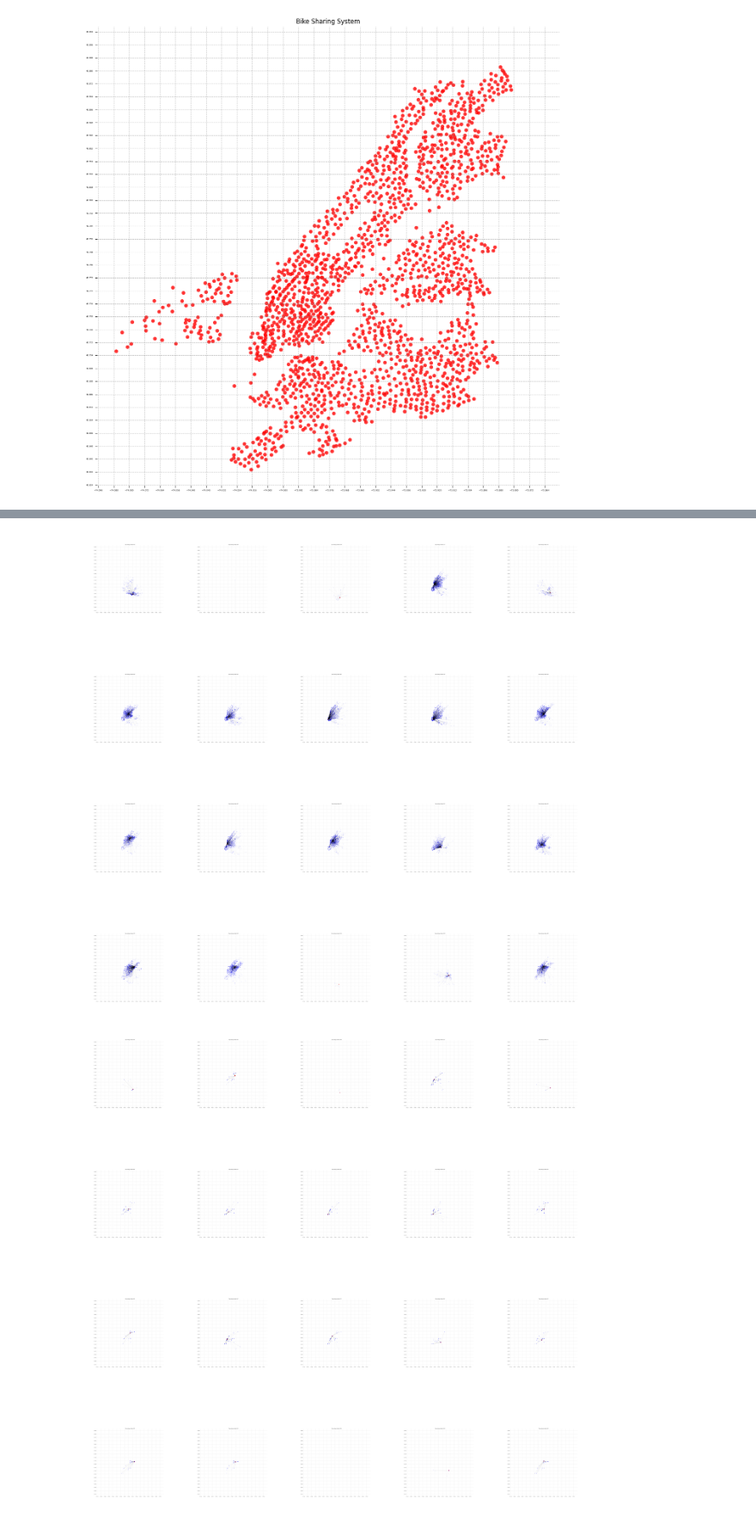
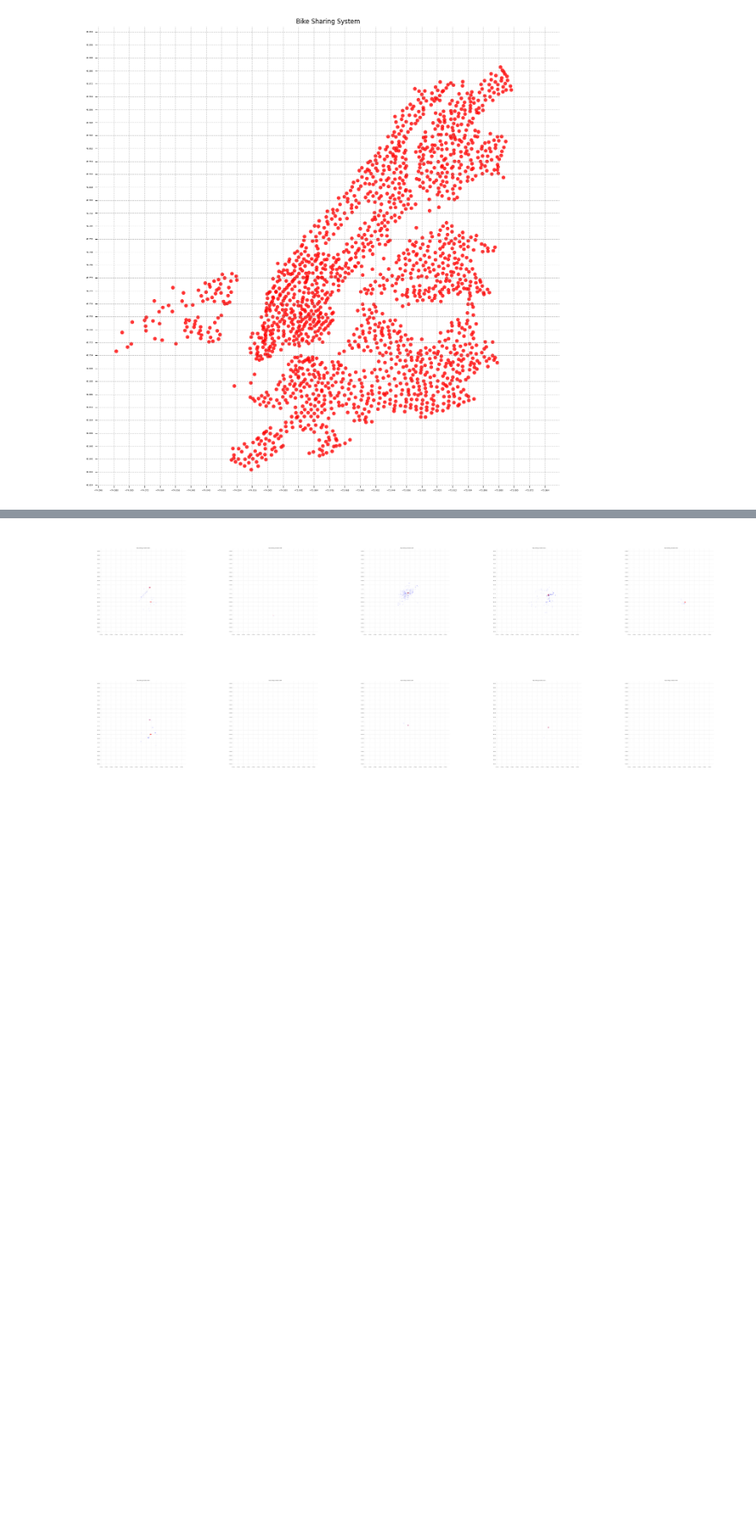
Before and after one commit to killiandectot/markov-bike, a Jupyter notebook: notebooks/juani_preproc.ipynb, the cells around one changed output, grey strips where cells are left out. Shown at 86% size. Cells and saved outputs as stored; diff of their text form; code cells hidden in the pictures; blank space fills up the shorter version.

```diff
--- a/notebooks/juani_preproc.ipynb
+++ b/notebooks/juani_preproc.ipynb
@@ -14,7 +14,7 @@ verbose = True
 
 n_stations = 2_000
 
-n_trips = 50_000
+n_trips = 5_000
 # %%
 stations_raw = get_stations_data(database_queries(n_stations)['stations'], verbose=verbose)
 
@@ -171,7 +175,7 @@ trips_raw.head()
 # %%
 start_stations = list(trips_raw['start_station_id'].unique())
 
-Manager.plot_subgraphs(trips_raw, start_stations, 20)
+Manager.plot_subgraphs(trips_raw, start_stations, 5)
 # %% [output]
-[figure, old version]
+[figure, new version]
-[figure, old version]
+[figure, new version]
```
Also changed, not shown: parts of 5 cells of this notebook, 12 other files.
